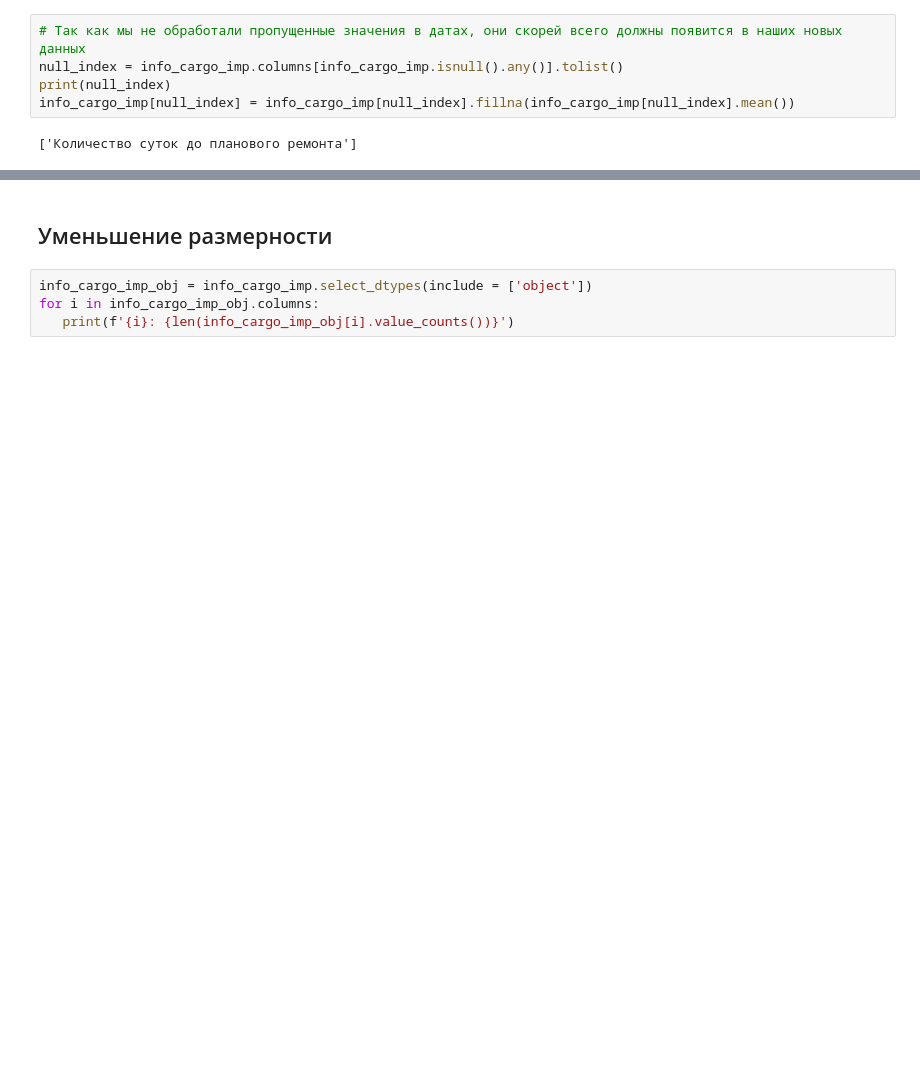
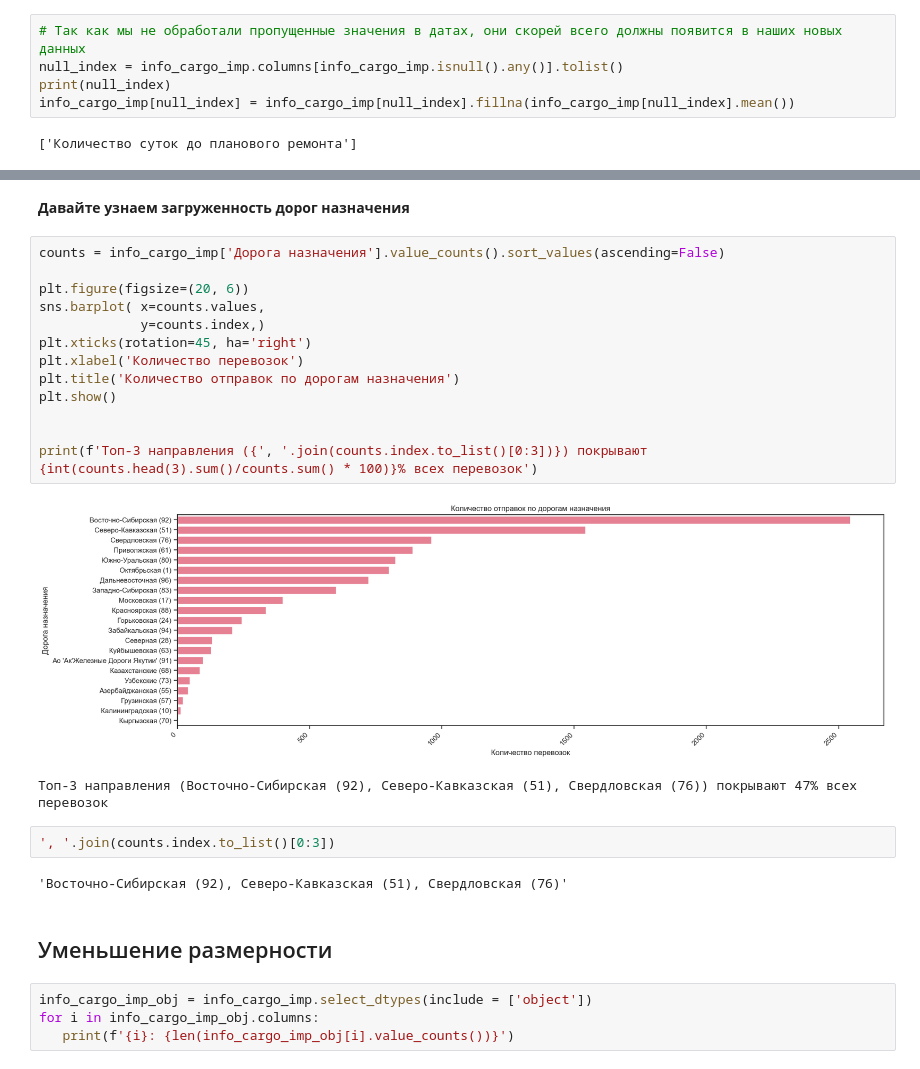
Before and after one commit to DanSikQ/Data_Analyst_Portfolio, a Jupyter notebook: projects/Auto-ML vs Me/Train.ipynb, the cells around one changed output, grey strips where cells are left out. Saved outputs shown, nothing was run; the diff lists cells and outputs as text; blank space fills up the shorter version.

```diff
--- a/projects/Auto-ML vs Me/Train.ipynb
+++ b/projects/Auto-ML vs Me/Train.ipynb
@@ -276,3 +424,25 @@ info_cargo_imp[null_index] = info_cargo_imp[null_index].fillna(info_cargo_imp[nu
+# %% [markdown]
+**Давайте узнаем загруженность дорог назначения**
+# %%
+counts = info_cargo_imp['Дорога назначения'].value_counts().sort_values(ascending=False)
+
+plt.figure(figsize=(20, 6))
+sns.barplot( x=counts.values,
+             y=counts.index,)
+plt.xticks(rotation=45, ha='right')
+plt.xlabel('Количество перевозок')
+plt.title('Количество отправок по дорогам назначения')
+plt.show()
+
+
+print(f'Топ-3 направления ({', '.join(counts.index.to_list()[0:3])}) покрывают {int(counts.head(3).sum()/counts.sum() * 100)}% всех перевозок')
+# %% [output]
+[figure, added]
+Топ-3 направления (Восточно-Сибирская (92), Северо-Кавказская (51), Свердловская (76)) покрывают 47% всех перевозок
+# %%
+', '.join(counts.index.to_list()[0:3])
+# %% [output]
+'Восточно-Сибирская (92), Северо-Кавказская (51), Свердловская (76)'
 # %% [markdown]
 ## Уменьшение размерности
 # %%
```
Also changed, not shown: parts of 28 cells of this notebook.
